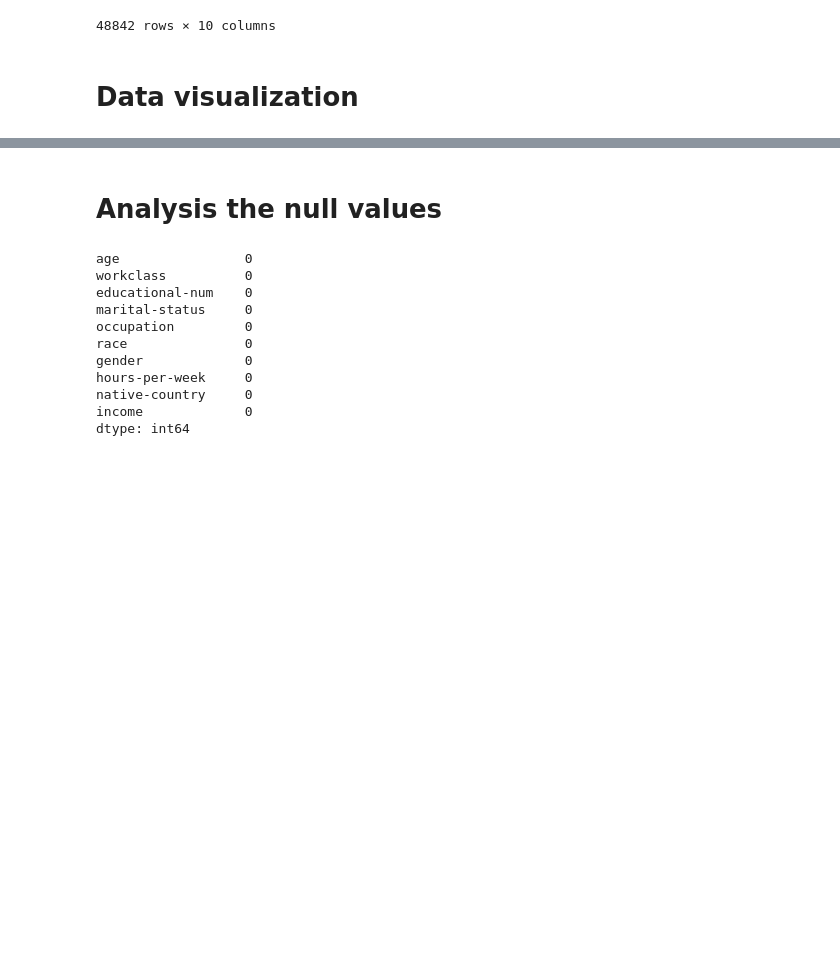
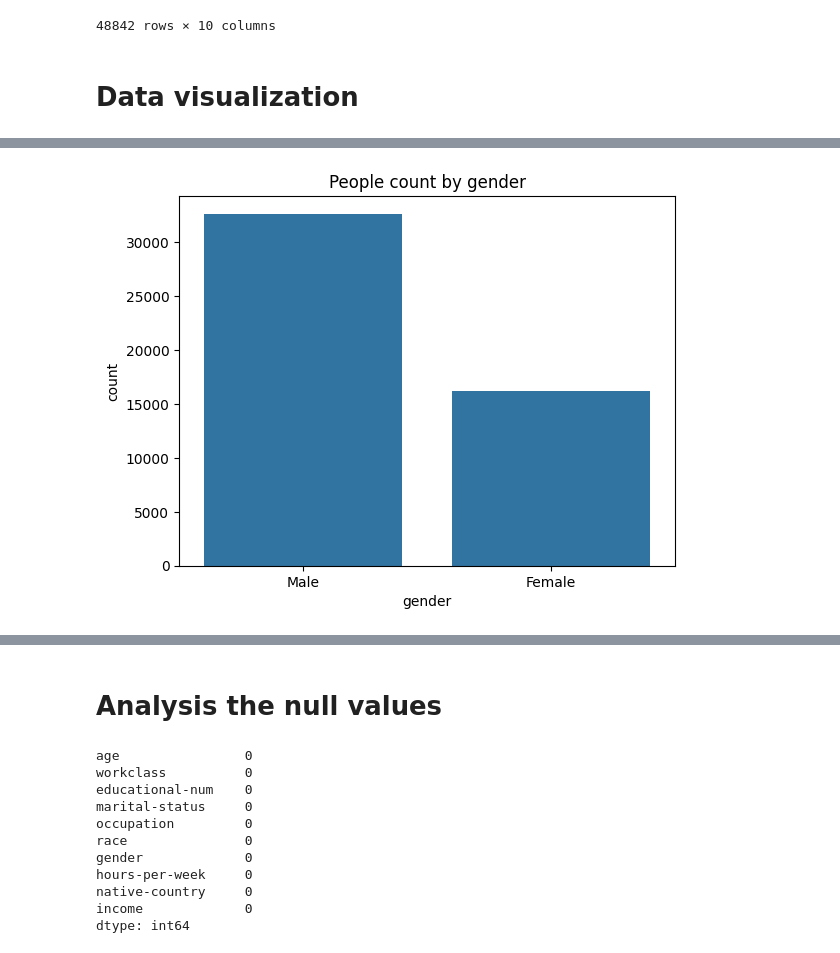
Before and after one commit to paez49/Adult-income, a Jupyter notebook: main.ipynb, the cells around one changed output, grey strips where cells are left out. Saved outputs shown, nothing was run; the diff lists cells and outputs as text; code cells hidden in the pictures; blank space fills up the shorter version.

```diff
--- a/main.ipynb
+++ b/main.ipynb
@@ -288,0 +118,6 @@ df
+# %%
+sns.countplot(x="gender", data=df)
+plt.title("People count by gender")
+plt.show()
+# %% [output]
+[figure, added]
```
Also changed, not shown: parts of 53 cells of this notebook.
